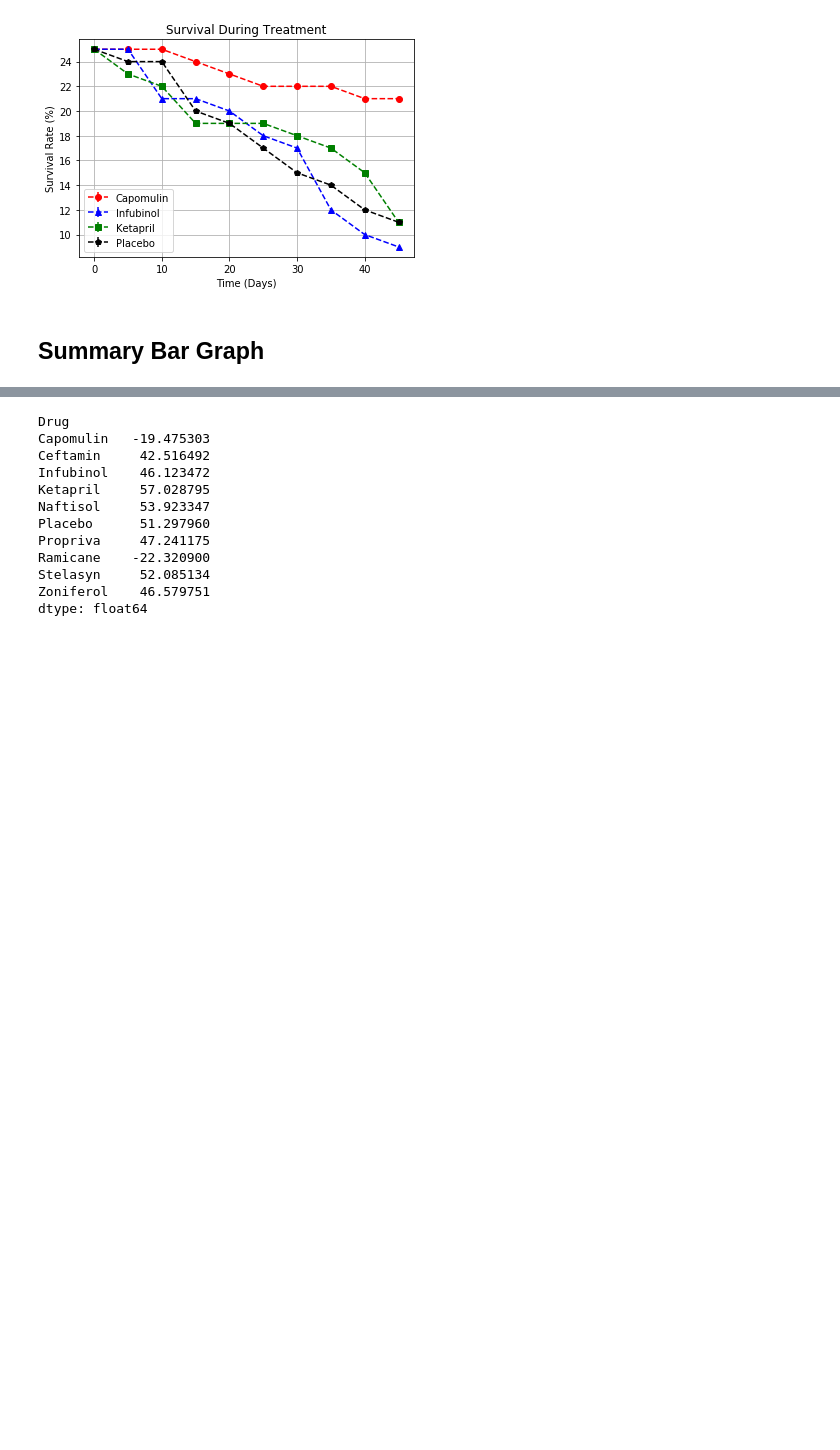
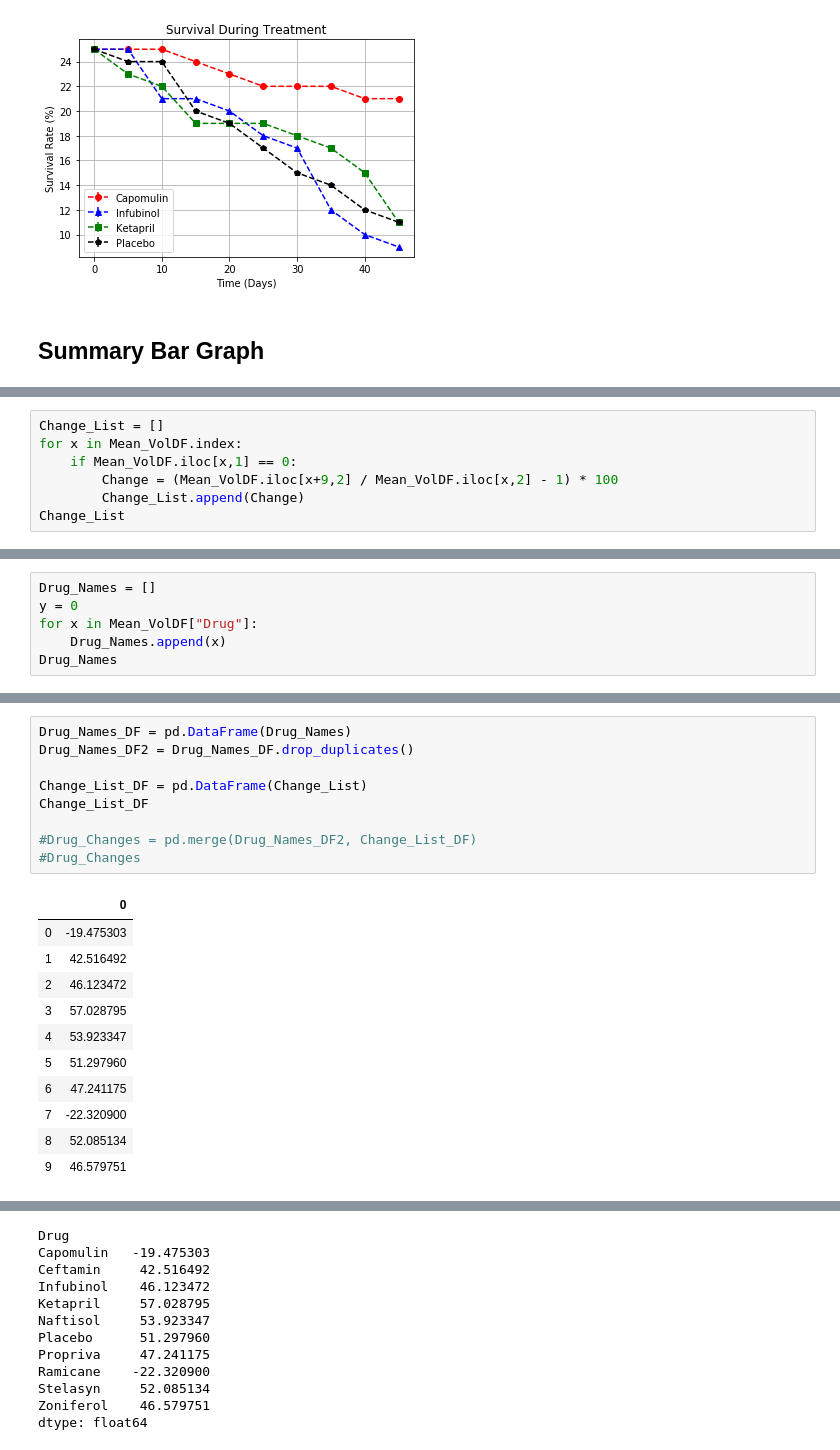
Before and after one commit to m-zurita/matplotlib-challenge, a Jupyter notebook: Pymaceuticals_pymaceuticals_starter.ipynb, the cells around one changed output, grey strips where cells are left out. Saved outputs shown, nothing was run; the diff lists cells and outputs as text; blank space fills up the shorter version.

```diff
--- a/Pymaceuticals_pymaceuticals_starter.ipynb
+++ b/Pymaceuticals_pymaceuticals_starter.ipynb
@@ -270,0 +276,7 @@ plt.grid()
+# %%
+Change_List = []
+for x in Mean_VolDF.index:
+    if Mean_VolDF.iloc[x,1] == 0:
+        Change = (Mean_VolDF.iloc[x+9,2] / Mean_VolDF.iloc[x,2] - 1) * 100
+        Change_List.append(Change)
+Change_List
@@ -270,0 +294,6 @@ plt.grid()
+# %%
+Drug_Names = []
+y = 0
+for x in Mean_VolDF["Drug"]:
+    Drug_Names.append(x)
+Drug_Names
@@ -270,0 +318,21 @@ plt.grid()
+# %%
+Drug_Names_DF = pd.DataFrame(Drug_Names)
+Drug_Names_DF2 = Drug_Names_DF.drop_duplicates()
+
+Change_List_DF = pd.DataFrame(Change_List)
+Change_List_DF
+
+#Drug_Changes = pd.merge(Drug_Names_DF2, Change_List_DF)
+#Drug_Changes
+# %% [output]
+|  | 0 |
+| 0 | -19.475303 |
+| 1 | 42.516492 |
+| 2 | 46.123472 |
+| 3 | 57.028795 |
+| 4 | 53.923347 |
+| 5 | 51.297960 |
+| 6 | 47.241175 |
+| 7 | -22.320900 |
+| 8 | 52.085134 |
+| 9 | 46.579751 |
```
Also changed, not shown: parts of 7 cells of this notebook, 1 other file.
